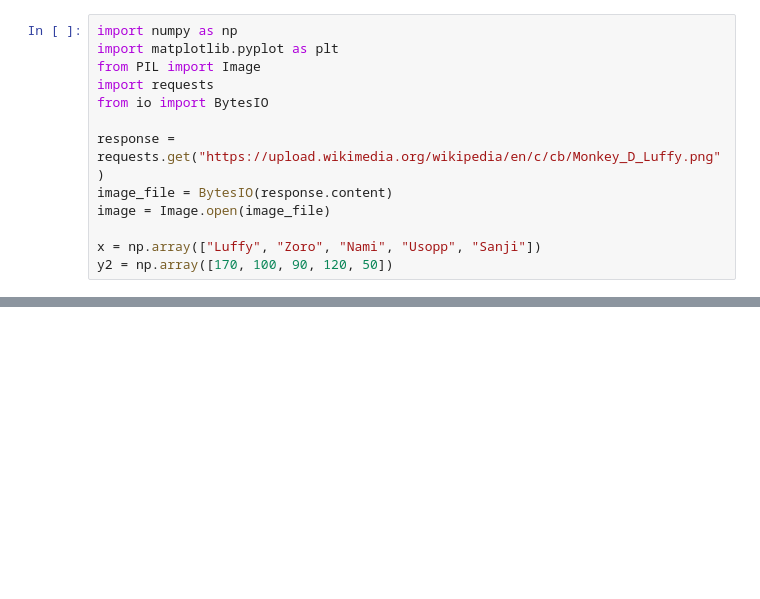
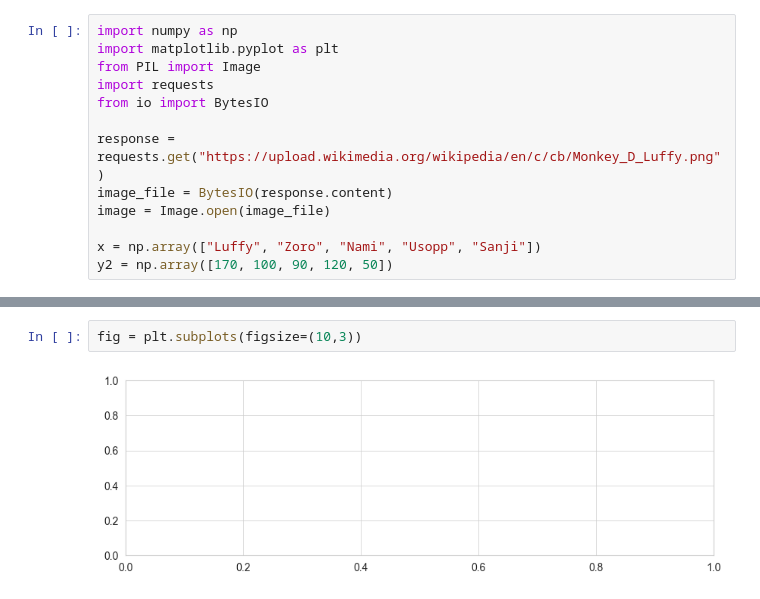
Before and after one commit to KristinaTalalaievska/visualization, a Jupyter notebook: 02_activities/assignments/participation/visualization.ipynb, the cells around one changed output, grey strips where cells are left out. Cells and saved outputs as stored; diff of their text form; blank space fills up the shorter version.

```diff
--- a/02_activities/assignments/participation/visualization.ipynb
+++ b/02_activities/assignments/participation/visualization.ipynb
@@ -331,0 +382,4 @@ plt.show()
+# %%
+fig = plt.subplots(figsize=(10,3))
+# %% [output]
+[figure, added]
```
Also changed, not shown: parts of 27 cells of this notebook.
